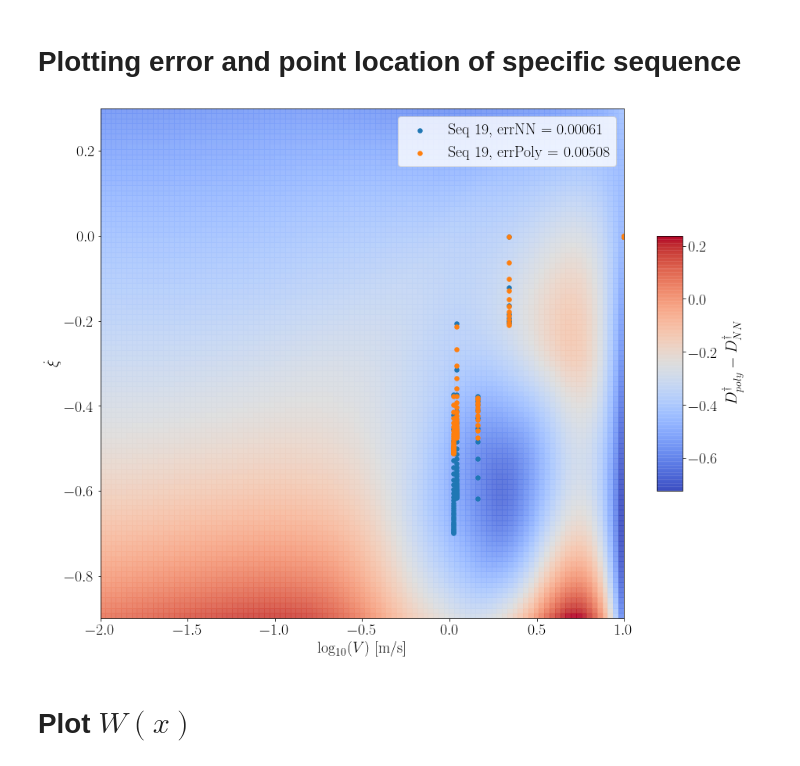
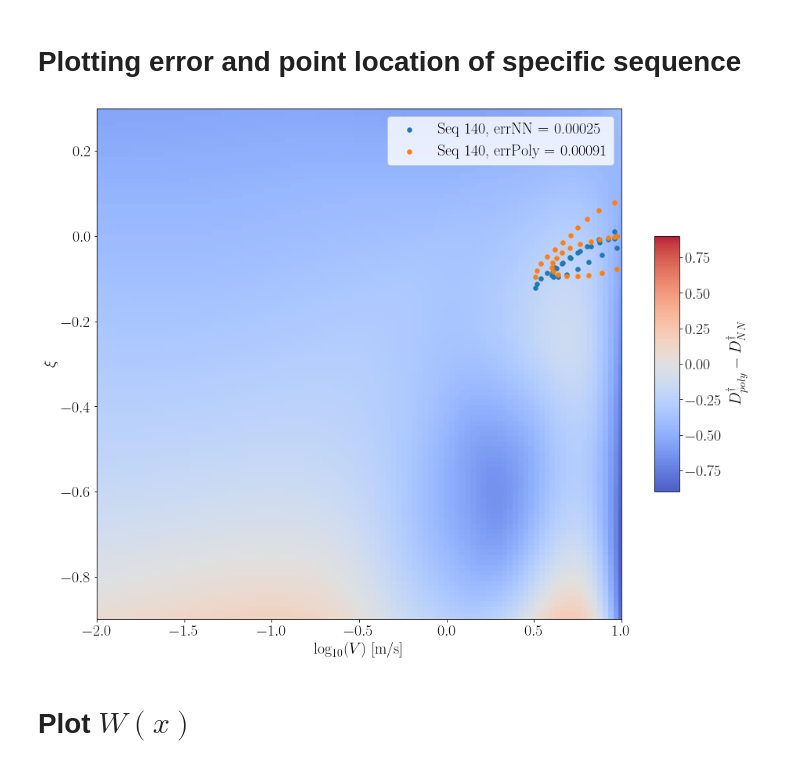
Before and after one commit to Shengduo/RateAndStateWithPotential, a Jupyter notebook: PlotPotentials.ipynb, the cells around one changed output. Cells and saved outputs as stored; diff of their text form; code cells hidden in the pictures.

```diff
--- a/PlotPotentials.ipynb
+++ b/PlotPotentials.ipynb
@@ -385,6 +384,8 @@ Range of D_dagger poly:  -0.6769563 ,  3.9944756
 # Load test dataset
 # Load different datasets
 dataSet =  "Trial0216_combined_800"
+fOffSet = 0.5109
+scaling_factor = 50.
 shit = torch.load("./data/{0}.pt".format(dataSet))
 dataSetSize = len(shit["Vs"])
 testSt = int(dataSetSize * 0.8)
@@ -403,12 +404,24 @@ myPotCal.calf(Xs, Vs, ts)
 xis = myPotCal.xis
 xiDots = myPotCal.xiDots
 Dins = myPotCal.Dins
+fNNs = myPotCal.fs
+fNNs = (fNNs - fOffSet) / scaling_factor + fOffSet
 
 myPotCal_poly = PotsCalXiXiDot(myModel_poly)
 myPotCal_poly.calf(Xs, Vs, ts)
 xis_poly = myPotCal_poly.xis
 xiDots_poly = myPotCal_poly.xiDots
 Dins_poly = myPotCal_poly.Dins
+fPolys = myPotCal_poly.fs
+
+fPolys = (fPolys - fOffSet) / scaling_factor + fOffSet
+# %%
+# Plot a fitted sequence
+def cal_Loss(f, f_targ, t, p=2):
+    return torch.pow(
+        torch.trapezoid(torch.pow(torch.abs(f - f_targ), p), t) / torch.trapezoid(torch.pow(torch.abs(f_targ), p), t),
+        1./ p
+    )
 # %%
 # Plot the surf first
 # Initialize the plot
@@ -426,43 +439,43 @@ if logVFlag:
     ax.set_xlabel("$\log_{10}(V)$ [m/s]", fontsize=fsize)
 else:
     ax.set_xlabel("$V$ [m/s]", fontsize=fsize)
-ax.set_ylabel("$\dot{\\xi}$",fontsize=fsize)
+ax.set_ylabel("$\\xi$",fontsize=fsize)
 # ax.set_zlabel("$D_{poly}^\dagger-D_{NN}^\dagger$", fontsize=fsize)
 
 # Add a color bar which maps values to colors.
 cb = fig.colorbar(surf, shrink=0.5, aspect=10)
 # cb.set_clim(-0.9, 0.9)
 cb.set_label("$D_{poly}^\dagger-D_{NN}^\dagger$", fontsize=fsize)
 cb.ax.tick_params(labelsize=fsize)
 ax.tick_params(axis='both', which='major', labelsize=fsize)
 
 # Sequences
-seqs = [8, 19]
-NNLegends = ["8, errNN = 0.00157", "19, errNN = 0.00061"]
-PolyLegends = ["8, errPoly = 0.00421", "19, errPoly = 0.00508"]
+seqs = [140]
 
-
-for idx in range(1, len(seqs)):
+for idx in range(len(seqs)):
     seq = seqs[idx]
+    errNN = cal_Loss(fNNs[seq, :], fs[seq, :], ts[seq, :])
     ax.scatter(Vs[seq, :].detach().numpy(),
             xis[seq, :].detach().numpy(),
             s=30,
             marker="o",
             alpha=1.0,
             # c=colors[idx],
-            label="Seq " + NNLegends[idx])
+            label="Seq {0}, errNN = {1:.5f}".format(seq, errNN))
+
+    errPoly = cal_Loss(fPolys[seq, :], fs[seq, :], ts[seq, :])
     ax.scatter(Vs[seq, :].detach().numpy(),
             xis_poly[seq, :].detach().numpy(),
             s=30,
             marker="o",
             alpha=1.0,
             # c=colors[idx],
-            label="Seq " + PolyLegends[idx])
+            label="Seq {0}, errPoly = {1:.5f}".format(seq, errPoly))
 ax.legend(fontsize=fsize)
 
 plt.show()
 # %% [output]
-[figure, old version]
+[figure, new version]
 # %% [markdown]
 # Plot $W(x)$
 # %%
```
Also changed, not shown: parts of 4 cells of this notebook, 1 other file.
